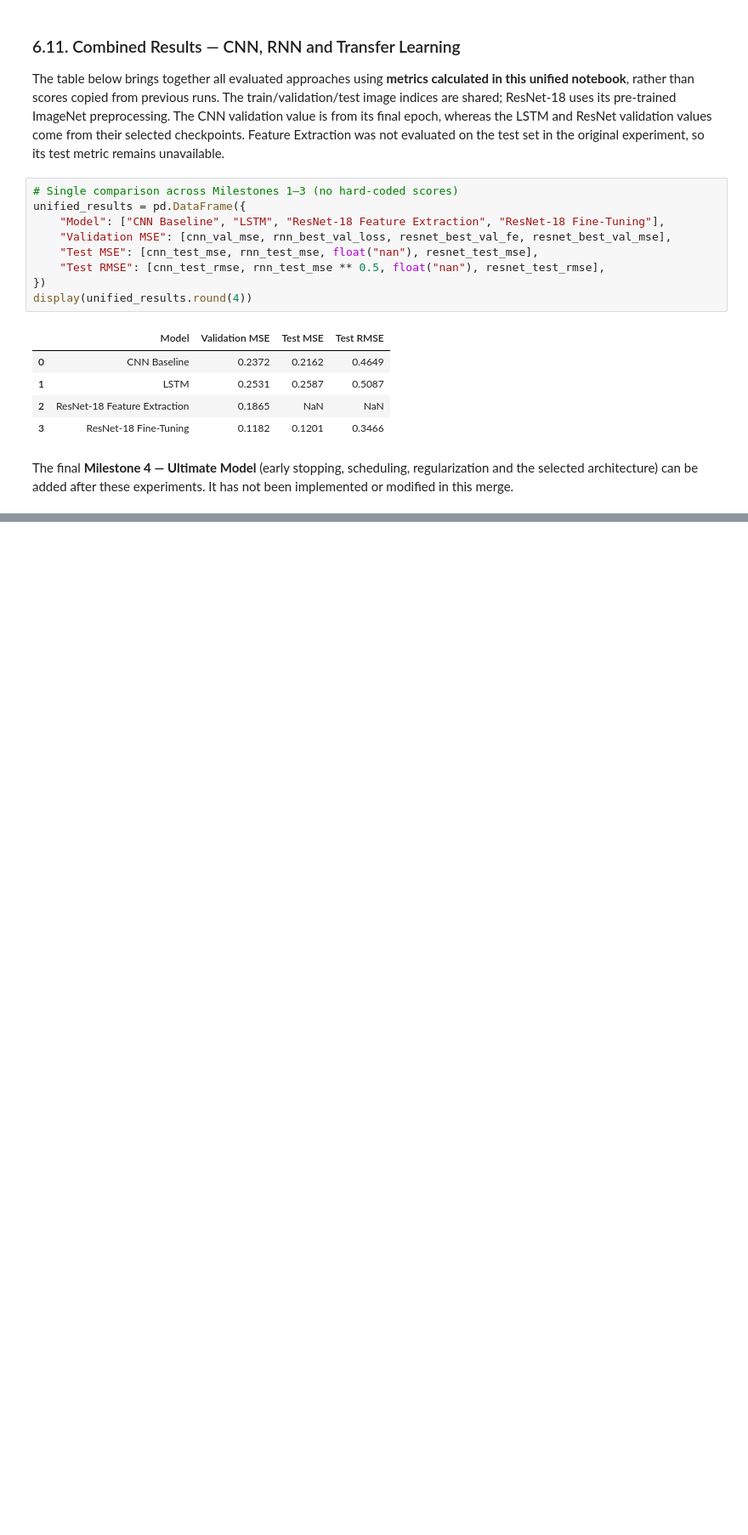
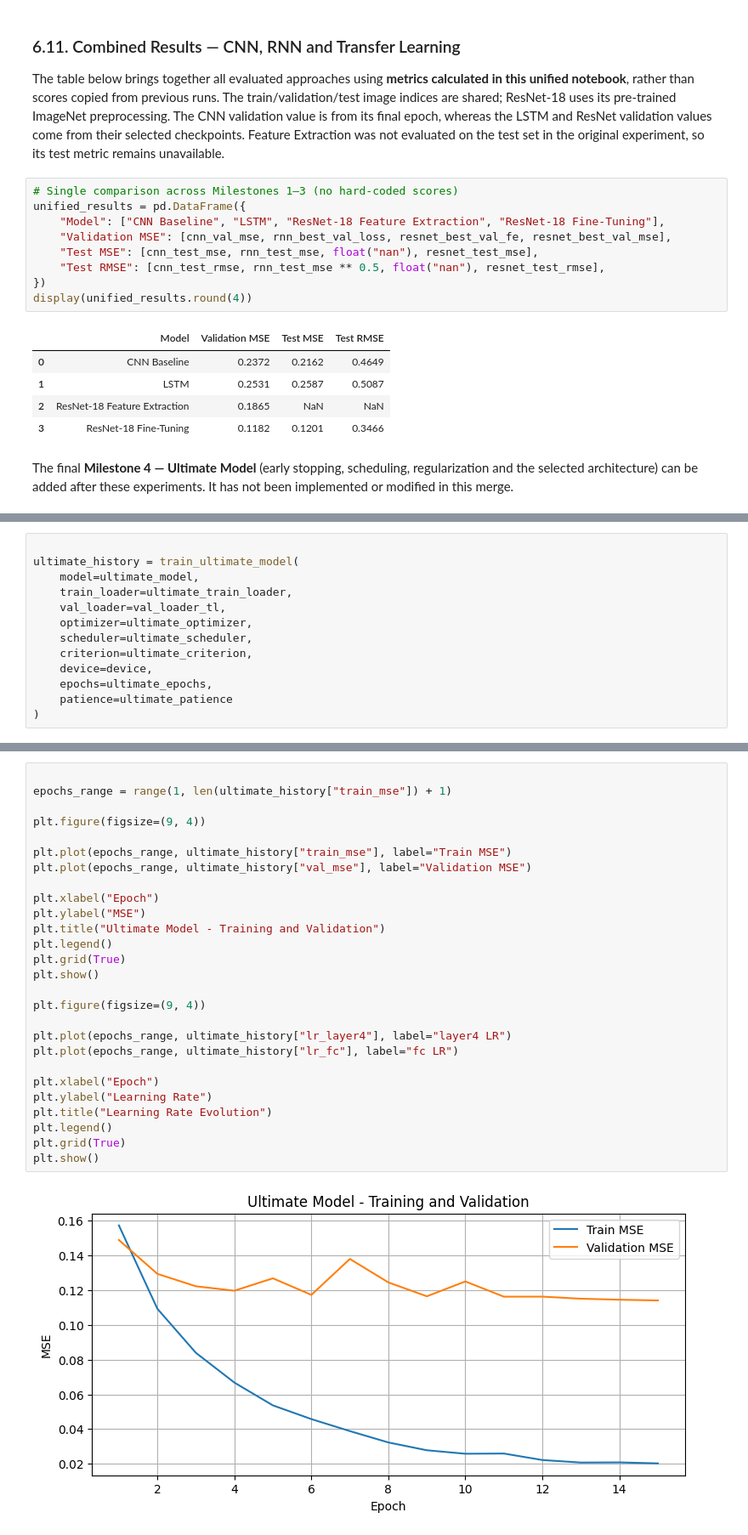
Before and after one commit to StuartGP-dev/TP2-Deep-Learning, a Jupyter notebook: TP2_MiniProject_2026_unifie.ipynb, the cells around one changed output, grey strips where cells are left out. Shown at 85% size. Saved outputs shown, nothing was run; the diff lists cells and outputs as text; blank space fills up the shorter version.

```diff
--- a/TP2_MiniProject_2026_unifie.ipynb
+++ b/TP2_MiniProject_2026_unifie.ipynb
@@ -1415,0 +1621,13 @@ The final **Milestone 4 — Ultimate Model** (early stopping, scheduling, regula
+# %%
+
+ultimate_history = train_ultimate_model(
+    model=ultimate_model,
+    train_loader=ultimate_train_loader,
+    val_loader=val_loader_tl,
+    optimizer=ultimate_optimizer,
+    scheduler=ultimate_scheduler,
+    criterion=ultimate_criterion,
+    device=device,
+    epochs=ultimate_epochs,
+    patience=ultimate_patience
+)
@@ -1415,0 +1660,29 @@ The final **Milestone 4 — Ultimate Model** (early stopping, scheduling, regula
+# %%
+
+epochs_range = range(1, len(ultimate_history["train_mse"]) + 1)
+
+plt.figure(figsize=(9, 4))
+
+plt.plot(epochs_range, ultimate_history["train_mse"], label="Train MSE")
+plt.plot(epochs_range, ultimate_history["val_mse"], label="Validation MSE")
+
+plt.xlabel("Epoch")
+plt.ylabel("MSE")
+plt.title("Ultimate Model - Training and Validation")
+plt.legend()
+plt.grid(True)
+plt.show()
+
+plt.figure(figsize=(9, 4))
+
+plt.plot(epochs_range, ultimate_history["lr_layer4"], label="layer4 LR")
+plt.plot(epochs_range, ultimate_history["lr_fc"], label="fc LR")
+
+plt.xlabel("Epoch")
+plt.ylabel("Learning Rate")
+plt.title("Learning Rate Evolution")
+plt.legend()
+plt.grid(True)
+plt.show()
+# %% [output]
+[figure, added]
```
Also changed, not shown: parts of 10 cells of this notebook.
